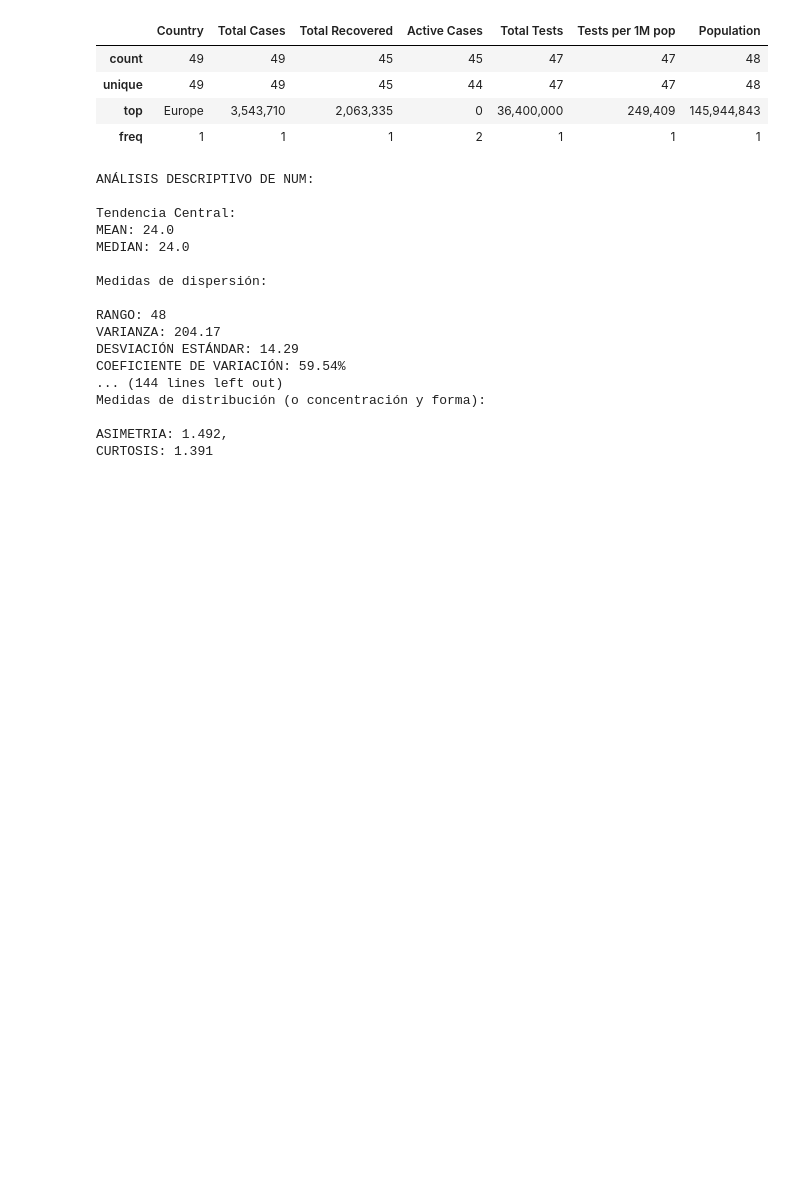
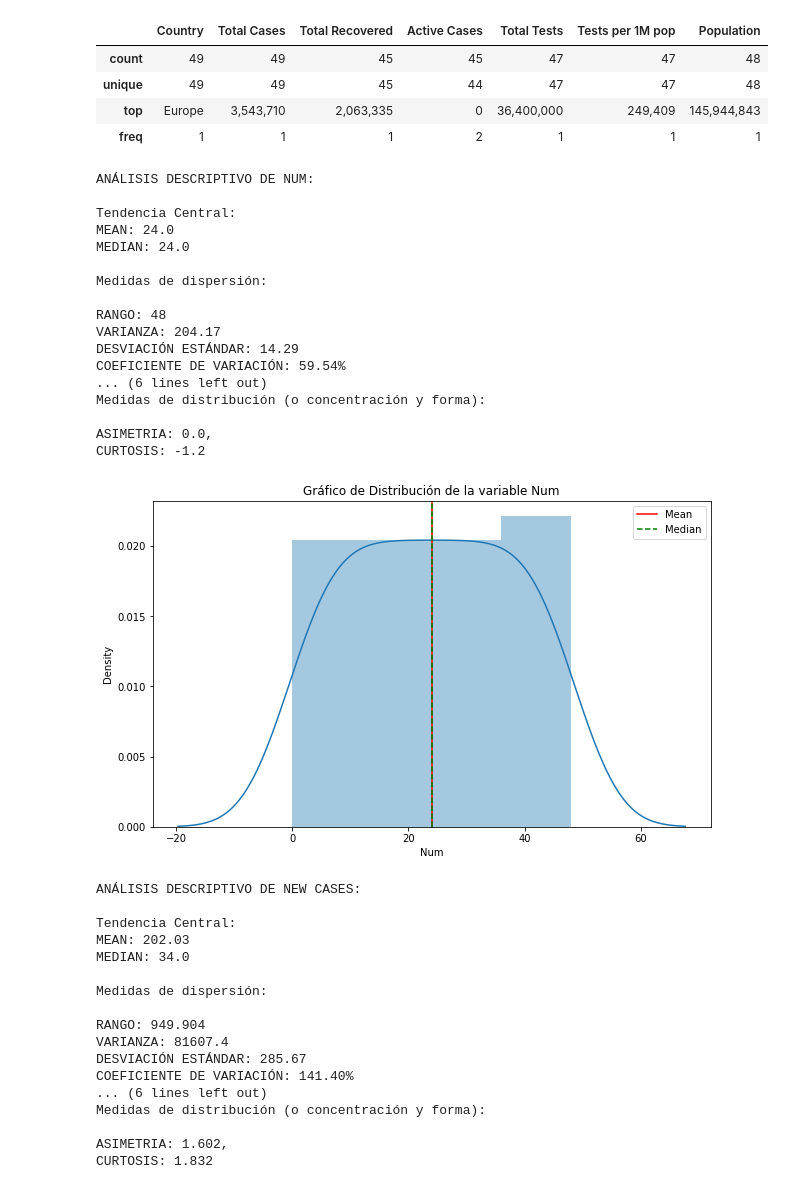
Before and after one commit to PauForestal/master_bdds, a Jupyter notebook: M2_AG1_Grupo14.ipynb, the cells around one changed output. Saved outputs shown, nothing was run; the diff lists cells and outputs as text; code cells hidden in the pictures; blank space fills up the shorter version.

```diff
--- a/M2_AG1_Grupo14.ipynb
+++ b/M2_AG1_Grupo14.ipynb
@@ -278,27 +262,46 @@ def boxplot(col):
 # %%
 #Iteración para identificar las columnas numéricas y excluir el id. Las columnas resultantes entran a la función anteriormente descrita, para tener una visión general de ellas.
 for col, types in df.dtypes.items():
     if col != 'Fecha_anual' and types != 'object':
         print(f'ANÁLISIS DESCRIPTIVO DE {col.upper()}:\n')
         central_tendency(col)
         dispersion_measure(col)
         position_measure(col)
         distribution_measure(col)
+        plots(col)
 # %% [output]
 ANÁLISIS DESCRIPTIVO DE NUM:
 
 Tendencia Central:
 MEAN: 24.0
 MEDIAN: 24.0
 
 Medidas de dispersión:
 
 RANGO: 48
 VARIANZA: 204.17
 DESVIACIÓN ESTÁNDAR: 14.29
 COEFICIENTE DE VARIACIÓN: 59.54%
-... (144 lines left out)
+... (6 lines left out)
 Medidas de distribución (o concentración y forma):
 
-ASIMETRIA: 1.492,
-CURTOSIS: 1.391
+ASIMETRIA: 0.0,
+CURTOSIS: -1.2
+[figure, added]
+ANÁLISIS DESCRIPTIVO DE NEW CASES:
+
+Tendencia Central:
+MEAN: 202.03
+MEDIAN: 34.0
+
+Medidas de dispersión:
+
+RANGO: 949.904
+VARIANZA: 81607.4
+DESVIACIÓN ESTÁNDAR: 285.67
+COEFICIENTE DE VARIACIÓN: 141.40%
+... (6 lines left out)
+Medidas de distribución (o concentración y forma):
+
+ASIMETRIA: 1.602,
+CURTOSIS: 1.832
```
Also changed, not shown: parts of 7 cells of this notebook.
